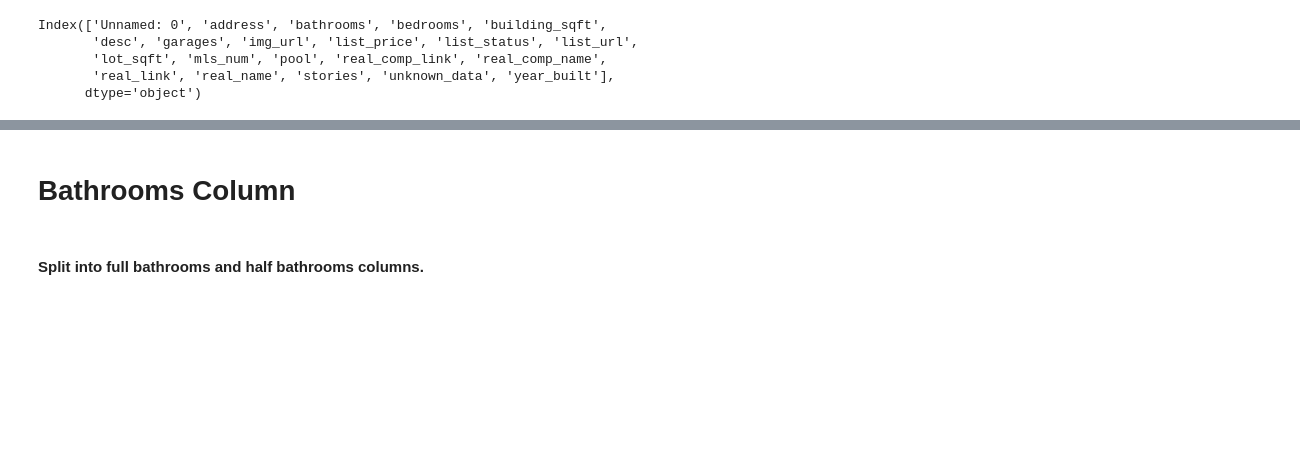
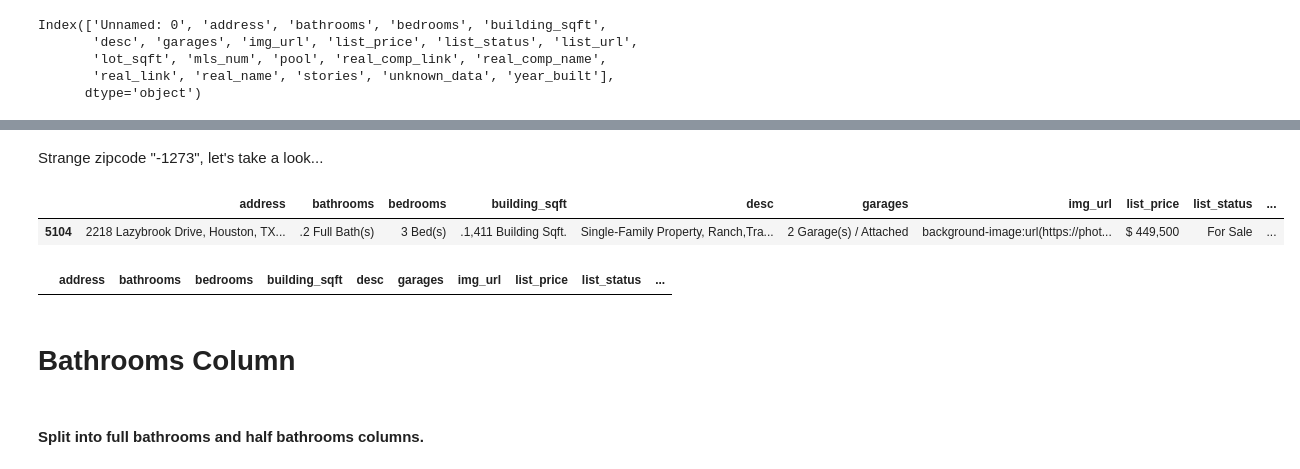
Before and after one commit to cbrum11/HAR-ML, a Jupyter notebook: Refactor Data.ipynb, the cells around one changed output, grey strips where cells are left out. Cells and saved outputs as stored; diff of their text form; code cells hidden in the pictures; blank space fills up the shorter version.

```diff
--- a/Refactor Data.ipynb
+++ b/Refactor Data.ipynb
@@ -5,8 +5,9 @@ Our goal here is to refactor the data to sensible forms for data processing and
 # %%
 import pandas as pd
 # %%
+output_dir = 'output/'
 filename = '2019-06-20 16:42:57.005476'
-df = pd.read_csv(filename+'.csv')
+df = pd.read_csv(output_dir+filename+'.csv')
 # %% [markdown]
 # Preview Raw Data
 # %%
@@ -29,0 +35,3 @@ df.drop(columns='Unnamed: 0', inplace=True)
+# %%
+df['zipcode'] = df.address.map(lambda x: x[-5:])
+df.zipcode.unique()
@@ -29,0 +55,7 @@ df.drop(columns='Unnamed: 0', inplace=True)
+# %% [markdown]
+Strange zipcode "-1273", let's take a look...
+# %%
+df[df.zipcode == '-1273']
+# %% [output]
+|  | address | bathrooms | bedrooms | building_sqft | desc | garages | img_url | list_price | list_status | ... |
+| 5104 | 2218 Lazybrook Drive, Houston, TX... | .2 Full Bath(s) | 3 Bed(s) | .1,411 Building Sqft. | Single-Family Property, Ranch,Tra... | 2 Garage(s) / Attached | background-image:url(https://phot... | $ 449,500 | For Sale | ... |
@@ -30,3 +64,8 @@ df.drop(columns='Unnamed: 0', inplace=True)
+# %%
+# Sanity check. Is it gone?
+df[df.zipcode == '-1273']
+# %% [output]
+|  | address | bathrooms | bedrooms | building_sqft | desc | garages | img_url | list_price | list_status | ... |
 # %% [markdown]
 # Bathrooms Column
 # %% [markdown]
```
Also changed, not shown: parts of 22 cells of this notebook, 2 other files.
